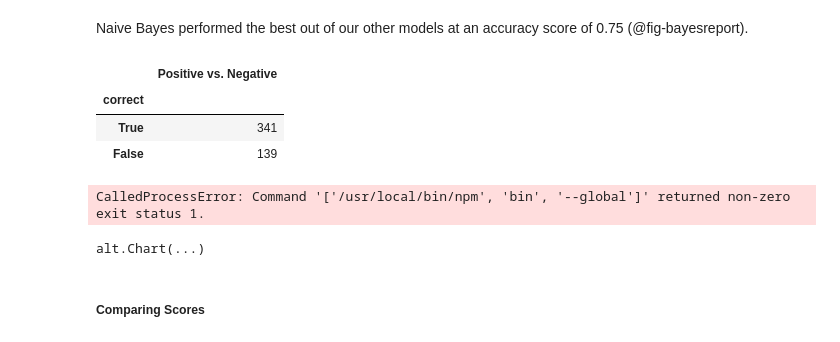
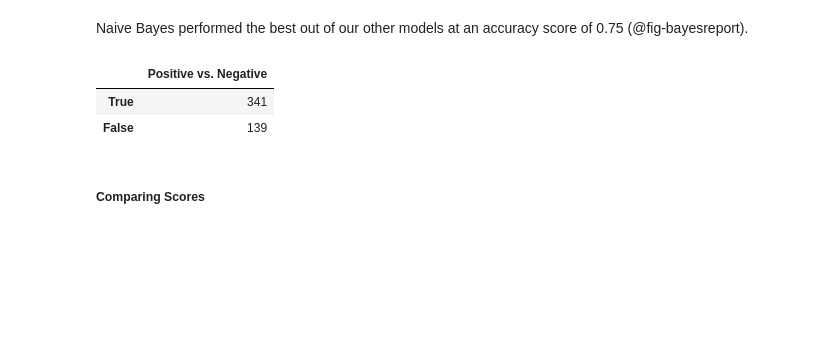
Before and after one commit to DSCI-310/is-it-good-wine, a Jupyter notebook: wineclassification.ipynb, the cells around one changed output. Cells and saved outputs as stored; diff of their text form; code cells hidden in the pictures; blank space fills up the shorter version.

```diff
--- a/wineclassification.ipynb
+++ b/wineclassification.ipynb
@@ -463,22 +394,14 @@ Naive Bayes performed the best out of our other models at an accuracy score of 0
 # %%
 #| label: tbl-bayespreds
 #| tbl-cap: Decision Tree prediction results
 
+pipe_bayes = pipe_build('bayes', X_train, y_train)
+
 # Displays how many TP/TN we received versus FP/FN
 show_correct(pipe_bayes, X_test, y_test).to_frame(name='Positive vs. Negative')
 # %% [output]
 |  | Positive vs. Negative |
-| correct |  |
 | True | 341 |
 | False | 139 |
-# %%
-#| label: fig-scores
-#| tbl-cap: Accuracy scores of all models
-
-lst = [base_score, lr_score, svm_score, dtc_score, bayes_score]
-compare_scores(lst)
-# %% [output]
-CalledProcessError: Command '['/usr/local/bin/npm', 'bin', '--global']' returned non-zero exit status 1.
-alt.Chart(...)
 # %% [markdown]
 ##### Comparing Scores
```
Also changed, not shown: parts of 33 cells of this notebook, 6 other files.
